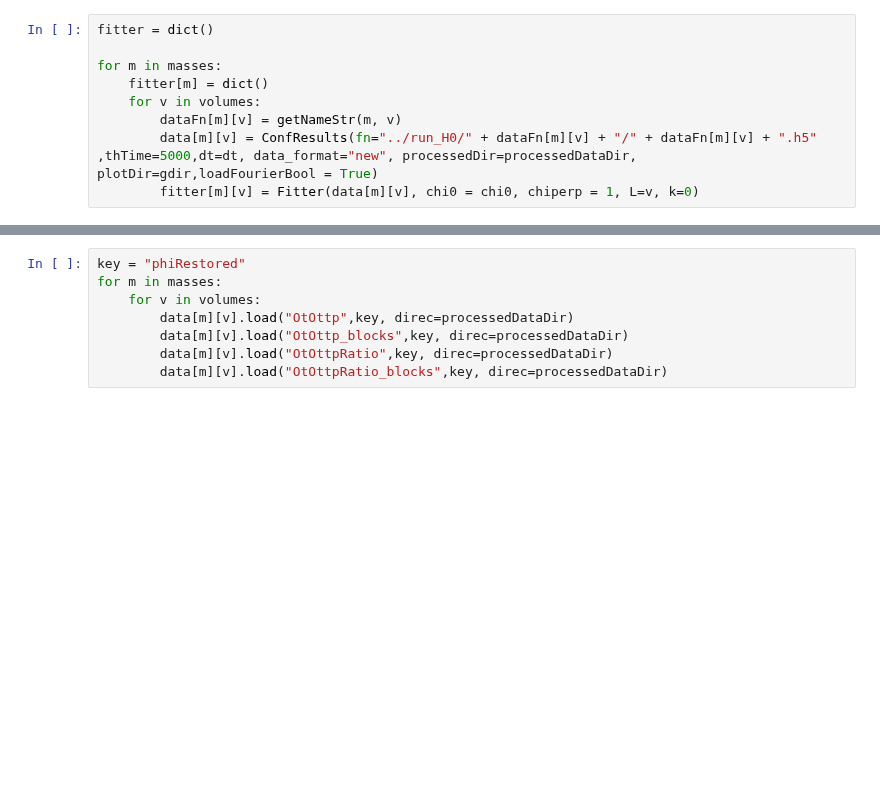
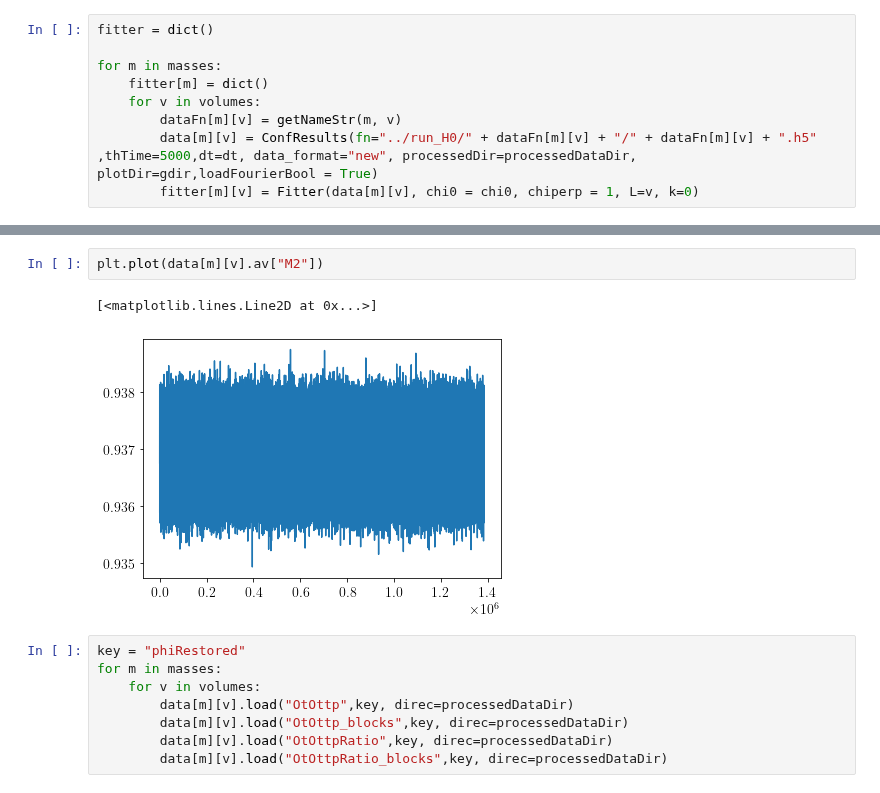
Before and after one commit to jannisgebbo/langevinA, a Jupyter notebook: jupyter_notebooks/RestoredPhaseCorrelationLengthTimePrec.ipynb, the cells around one changed output, grey strips where cells are left out. Drawn from its saved outputs; the diff is of its cells as text; blank space fills up the shorter version.

```diff
--- a/jupyter_notebooks/RestoredPhaseCorrelationLengthTimePrec.ipynb
+++ b/jupyter_notebooks/RestoredPhaseCorrelationLengthTimePrec.ipynb
@@ -80,3 +100,8 @@ for m in masses:
+# %%
+plt.plot(data[m][v].av["M2"])
+# %% [output]
+[<matplotlib.lines.Line2D at 0x...>]
+[figure, added]
 # %%
 key = "phiRestored"
 for m in masses:
```
Also changed, not shown: parts of 3 cells of this notebook, 2 other files.
